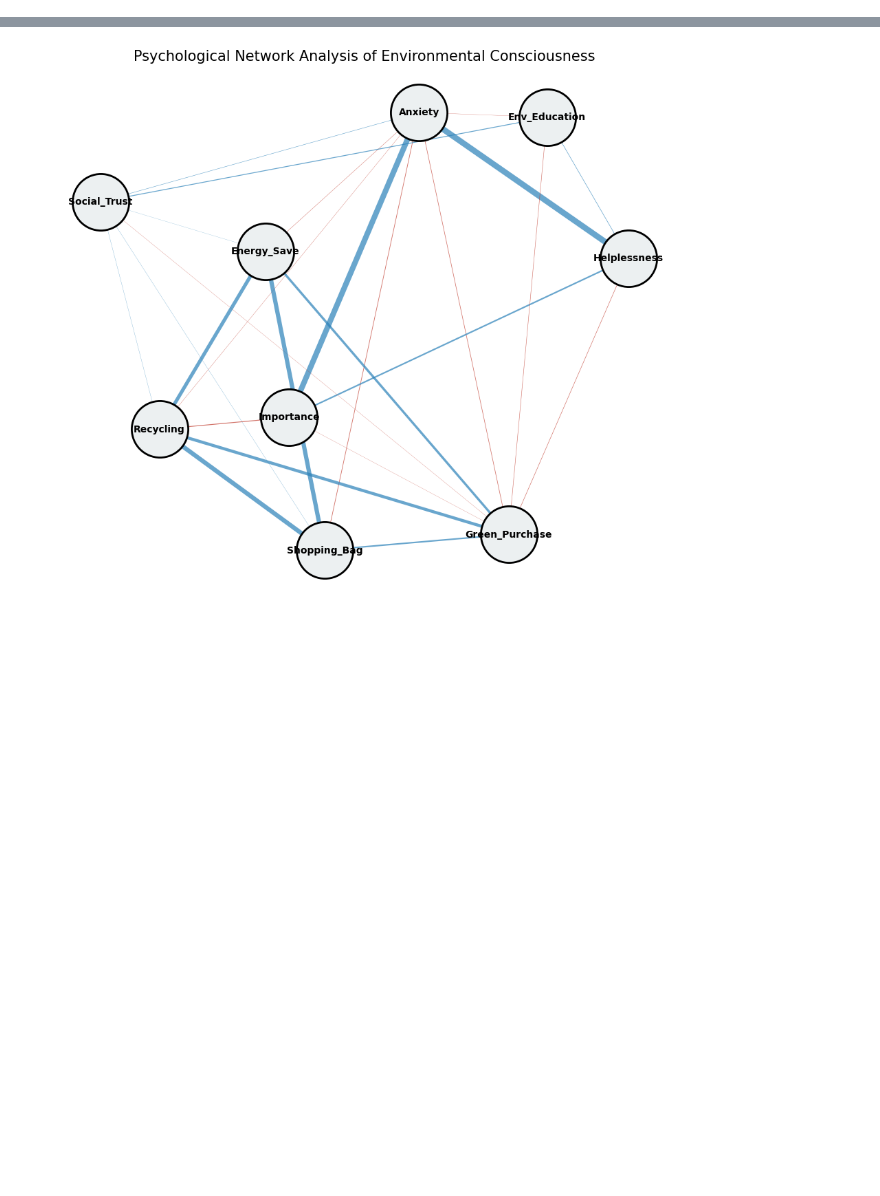
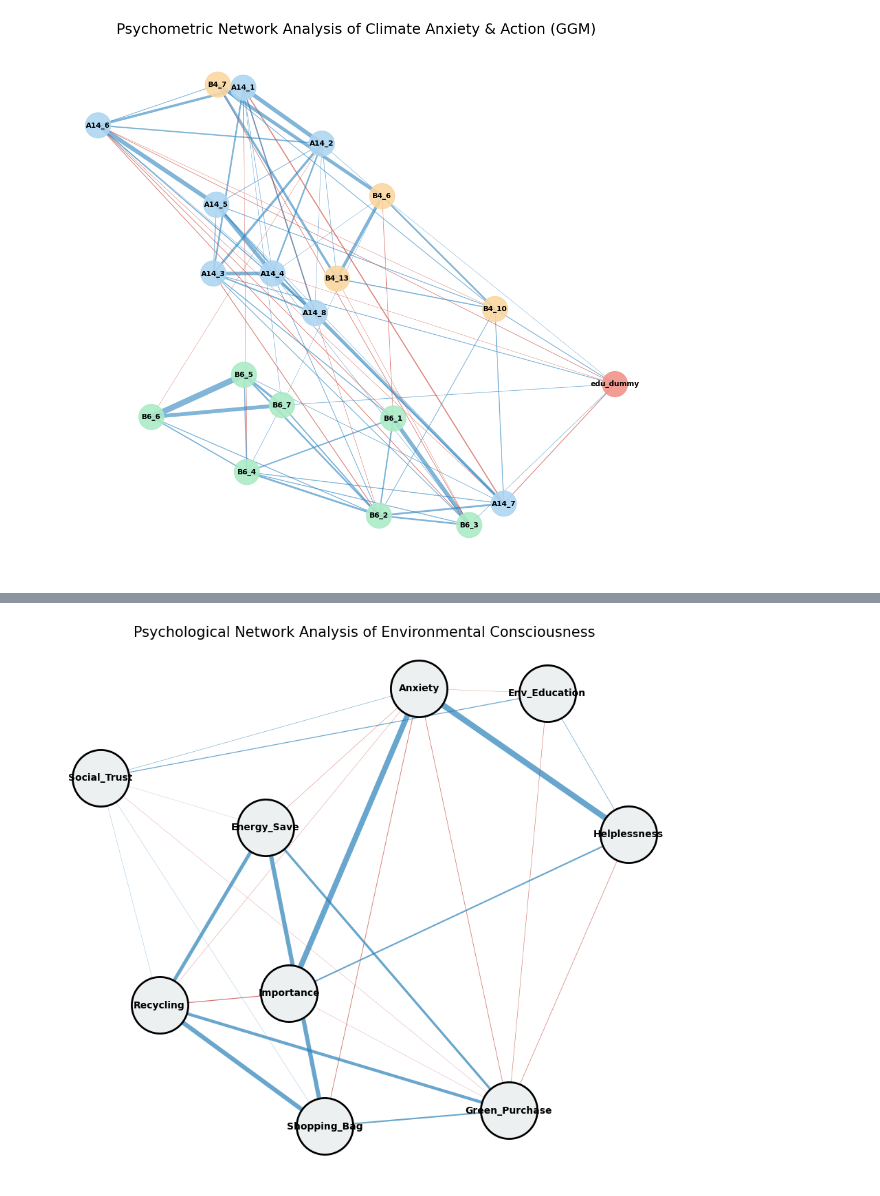
Before and after one commit to awekim/EnvAct, a Jupyter notebook: EnvAct.ipynb, the cells around one changed output, grey strips where cells are left out. Cells and saved outputs as stored; diff of their text form; code cells hidden in the pictures; blank space fills up the shorter version.

Commit message:
update analysis

```diff
--- a/EnvAct.ipynb
+++ b/EnvAct.ipynb
@@ -9,0 +342,62 @@ df = pd.read_excel(dir+"Data/2024 국민환경의식조사/2024 국민환경의
+# %%
+import pandas as pd
+import numpy as np
+import matplotlib.pyplot as plt
+import networkx as nx
+from sklearn.preprocessing import StandardScaler
+from sklearn.covariance import GraphicalLassoCV
+
+# 1. 분석 대상 노드(문항) 선정
+# 개별 문항 수준에서 분석해야 네트워크의 구조적 특징이 명확히 드러납니다.
+nodes = [f'A14_{i}' for i in range(1, 9)] + [f'B6_{i}' for i in range(1, 8)] + \
+        ['B4_6', 'B4_7', 'B4_10', 'B4_13', 'edu_dummy']
+
+# 2. 데이터 표준화
+# GGM은 변수의 스케일에 민감하므로 표준화가 필수적입니다.
+X = clean_df[nodes].dropna()
+scaler = StandardScaler()
+X_scaled = scaler.fit_transform(X)
+
+# 3. Graphical Lasso를 통한 희소 정밀 행렬(Precision Matrix) 추정
+# Lasso 규제를 통해 위양성 연결을 제거하고 핵심적인 관계만 남깁니다.
+model = GraphicalLassoCV(cv=5)
+model.fit(X_scaled)
+
+# 정밀 행렬로부터 편상관계수(Partial Correlation) 행렬 계산
+precision = model.precision_
+d = np.sqrt(np.diag(precision))
+partial_corr = -precision / np.outer(d, d)
+np.fill_diagonal(partial_corr, 0)
+
+# 4. 네트워크 시각화 (NetworkX)
+G = nx.from_numpy_array(partial_corr)
+mapping = {i: nodes[i] for i in range(len(nodes))}
+G = nx.relabel_nodes(G, mapping)
+
+# 시각화 설정
+plt.figure(figsize=(14, 12))
+pos = nx.spring_layout(G, k=0.6, seed=42)
+
+# 노드 그룹별 색상 설정
+node_colors = []
+for node in G.nodes():
+    if node.startswith('A14'): node_colors.append('#AED6F1') # 기후 불안 (하늘색)
+    elif node.startswith('B6'): node_colors.append('#ABEBC6') # 사회적 신뢰 (연두색)
+    elif node.startswith('B4'): node_colors.append('#FAD7A0') # 환경 행동 (주황색)
+    else: node_colors.append('#F1948A') # 교육 수준 (분홍색)
+
+# 엣지 필터링 (가중치가 낮은 연결은 시각화에서 제외)
+edges = [(u, v) for u, v, d in G.edges(data=True) if abs(d['weight']) > 0.03]
+weights = [G[u][v]['weight'] * 15 for u, v in edges]
+edge_colors = ['#2E86C1' if G[u][v]['weight'] > 0 else '#CB4335' for u, v in edges]
+
+# 드로잉
+nx.draw_networkx_nodes(G, pos, node_color=node_colors, node_size=1000, alpha=0.9)
+nx.draw_networkx_labels(G, pos, font_size=9, font_weight='bold')
+nx.draw_networkx_edges(G, pos, edgelist=edges, width=weights, edge_color=edge_colors, alpha=0.6)
+
+plt.title("Psychometric Network Analysis of Climate Anxiety & Action (GGM)", fontsize=18)
+plt.axis('off')
+plt.show()
+# %% [output]
+[figure, added]
```
Also changed, not shown: parts of 13 cells of this notebook, 1 other file.
